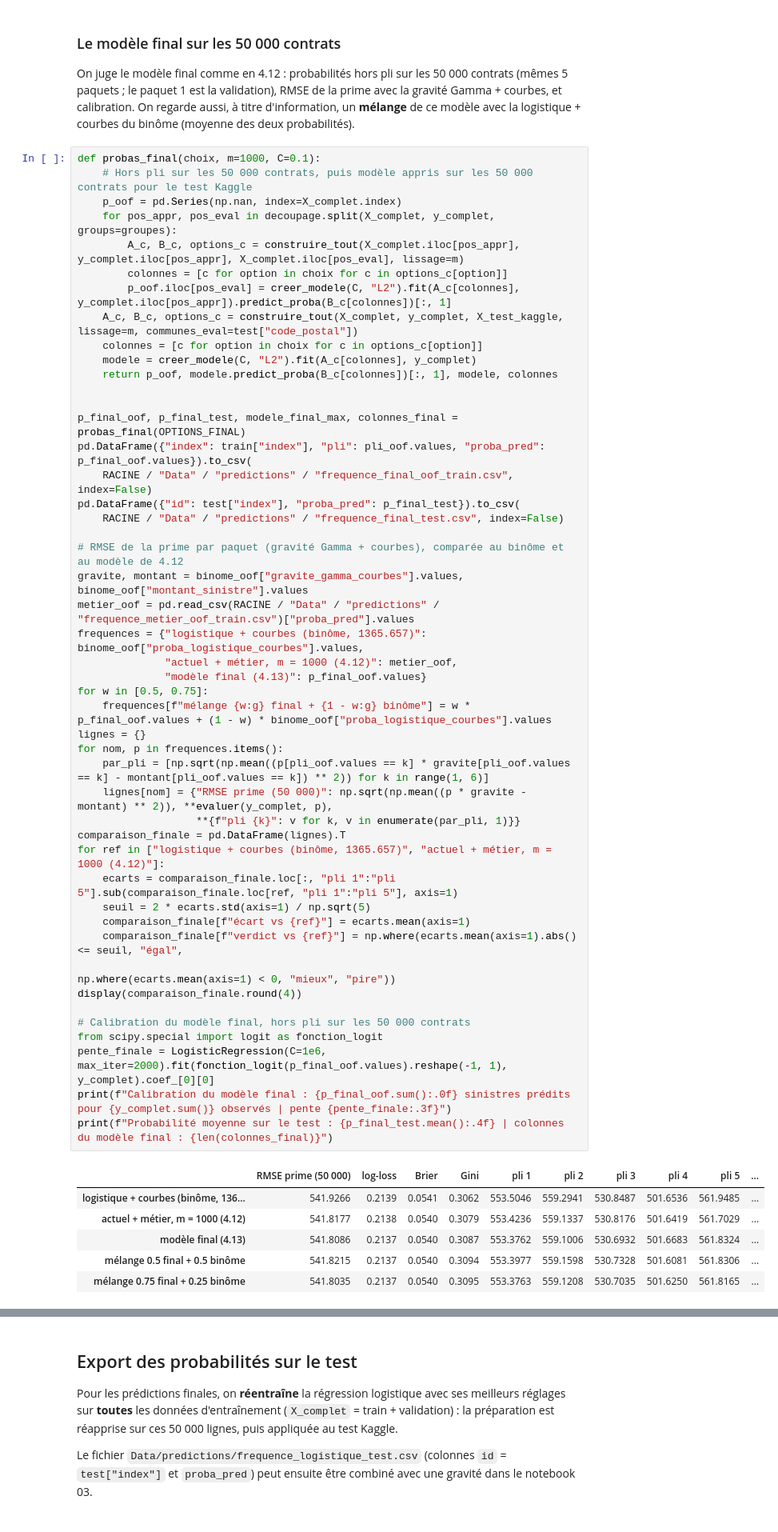
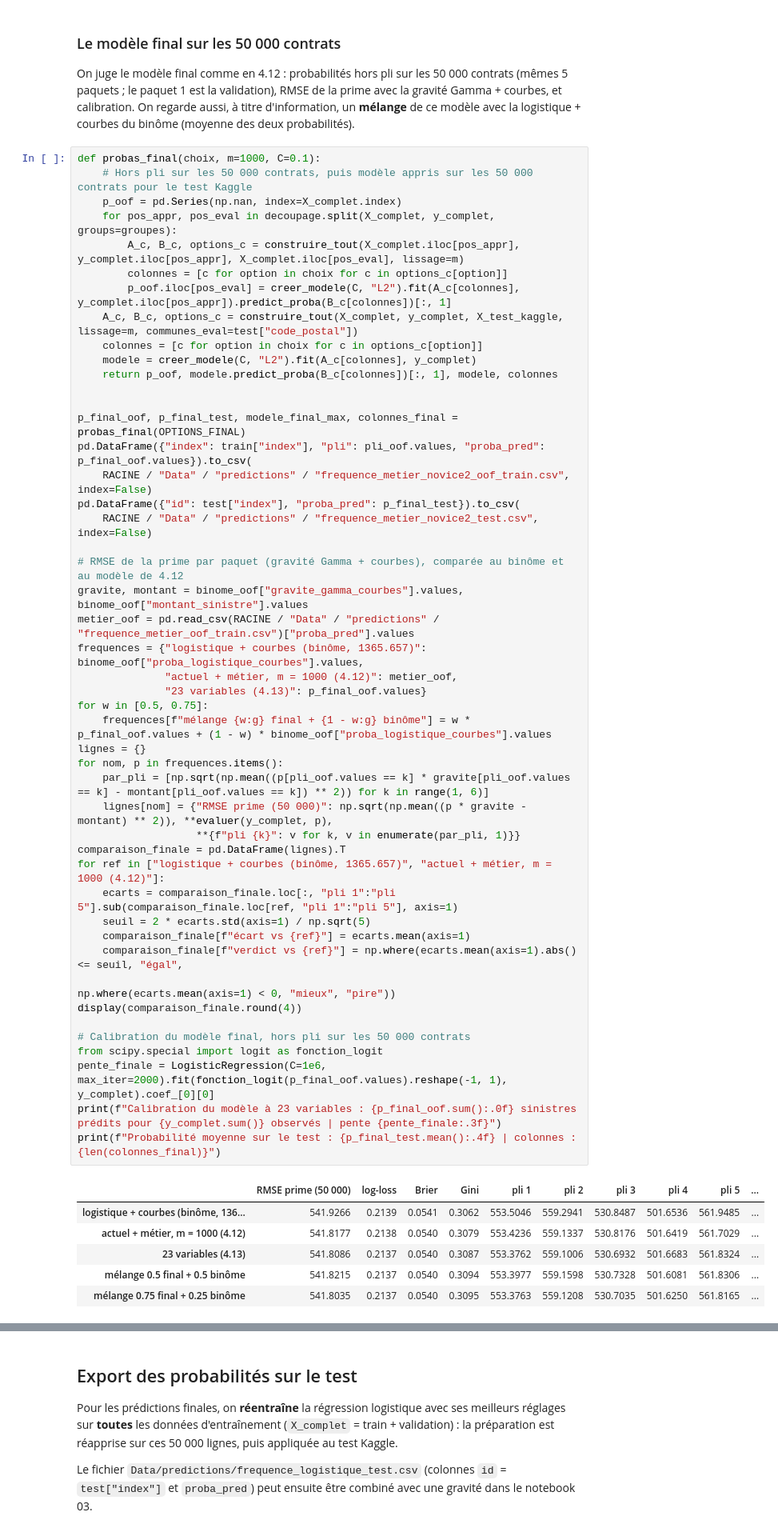
Before and after one commit to MaximilienCY/TD-Tarification-automobile-par-Machine-Learning, a Jupyter notebook: notebooks/01_frequence.ipynb, the cells around one changed output, grey strips where cells are left out. Shown at 80% size. Drawn from its saved outputs; the diff is of its cells as text.

```diff
--- a/notebooks/01_frequence.ipynb
+++ b/notebooks/01_frequence.ipynb
@@ -3097,41 +3097,41 @@ def probas_final(choix, m=1000, C=0.1):
 
 p_final_oof, p_final_test, modele_final_max, colonnes_final = probas_final(OPTIONS_FINAL)
 pd.DataFrame({"index": train["index"], "pli": pli_oof.values, "proba_pred": p_final_oof.values}).to_csv(
-    RACINE / "Data" / "predictions" / "frequence_final_oof_train.csv", index=False)
+    RACINE / "Data" / "predictions" / "frequence_metier_novice2_oof_train.csv", index=False)
 pd.DataFrame({"id": test["index"], "proba_pred": p_final_test}).to_csv(
-    RACINE / "Data" / "predictions" / "frequence_final_test.csv", index=False)
+    RACINE / "Data" / "predictions" / "frequence_metier_novice2_test.csv", index=False)
 
 # RMSE de la prime par paquet (gravité Gamma + courbes), comparée au binôme et au modèle de 4.12
 gravite, montant = binome_oof["gravite_gamma_courbes"].values, binome_oof["montant_sinistre"].values
 metier_oof = pd.read_csv(RACINE / "Data" / "predictions" / "frequence_metier_oof_train.csv")["proba_pred"].values
 frequences = {"logistique + courbes (binôme, 1365.657)": binome_oof["proba_logistique_courbes"].values,
               "actuel + métier, m = 1000 (4.12)": metier_oof,
-              "modèle final (4.13)": p_final_oof.values}
+              "23 variables (4.13)": p_final_oof.values}
 for w in [0.5, 0.75]:
     frequences[f"mélange {w:g} final + {1 - w:g} binôme"] = w * p_final_oof.values + (1 - w) * binome_oof["proba_logistique_courbes"].values
 lignes = {}
 for nom, p in frequences.items():
     par_pli = [np.sqrt(np.mean((p[pli_oof.values == k] * gravite[pli_oof.values == k] - montant[pli_oof.values == k]) ** 2)) for k in range(1, 6)]
     lignes[nom] = {"RMSE prime (50 000)": np.sqrt(np.mean((p * gravite - montant) ** 2)), **evaluer(y_complet, p),
                    **{f"pli {k}": v for k, v in enumerate(par_pli, 1)}}
 comparaison_finale = pd.DataFrame(lignes).T
 for ref in ["logistique + courbes (binôme, 1365.657)", "actuel + métier, m = 1000 (4.12)"]:
     ecarts = comparaison_finale.loc[:, "pli 1":"pli 5"].sub(comparaison_finale.loc[ref, "pli 1":"pli 5"], axis=1)
     seuil = 2 * ecarts.std(axis=1) / np.sqrt(5)
     comparaison_finale[f"écart vs {ref}"] = ecarts.mean(axis=1)
     comparaison_finale[f"verdict vs {ref}"] = np.where(ecarts.mean(axis=1).abs() <= seuil, "égal",
                                                        np.where(ecarts.mean(axis=1) < 0, "mieux", "pire"))
 display(comparaison_finale.round(4))
 
 # Calibration du modèle final, hors pli sur les 50 000 contrats
 from scipy.special import logit as fonction_logit
 pente_finale = LogisticRegression(C=1e6, max_iter=2000).fit(fonction_logit(p_final_oof.values).reshape(-1, 1), y_complet).coef_[0][0]
-print(f"Calibration du modèle final : {p_final_oof.sum():.0f} sinistres prédits pour {y_complet.sum()} observés | pente {pente_finale:.3f}")
-print(f"Probabilité moyenne sur le test : {p_final_test.mean():.4f} | colonnes du modèle final : {len(colonnes_final)}")
+print(f"Calibration du modèle à 23 variables : {p_final_oof.sum():.0f} sinistres prédits pour {y_complet.sum()} observés | pente {pente_finale:.3f}")
+print(f"Probabilité moyenne sur le test : {p_final_test.mean():.4f} | colonnes : {len(colonnes_final)}")
 # %% [output]
 |  | RMSE prime (50 000) | log-loss | Brier | Gini | pli 1 | pli 2 | pli 3 | pli 4 | pli 5 | ... |
 | logistique + courbes (binôme, 136... | 541.9266 | 0.2139 | 0.0541 | 0.3062 | 553.5046 | 559.2941 | 530.8487 | 501.6536 | 561.9485 | ... |
 | actuel + métier, m = 1000 (4.12) | 541.8177 | 0.2138 | 0.0540 | 0.3079 | 553.4236 | 559.1337 | 530.8176 | 501.6419 | 561.7029 | ... |
-| modèle final (4.13) | 541.8086 | 0.2137 | 0.0540 | 0.3087 | 553.3762 | 559.1006 | 530.6932 | 501.6683 | 561.8324 | ... |
+| 23 variables (4.13) | 541.8086 | 0.2137 | 0.0540 | 0.3087 | 553.3762 | 559.1006 | 530.6932 | 501.6683 | 561.8324 | ... |
 | mélange 0.5 final + 0.5 binôme | 541.8215 | 0.2137 | 0.0540 | 0.3094 | 553.3977 | 559.1598 | 530.7328 | 501.6081 | 561.8306 | ... |
 | mélange 0.75 final + 0.25 binôme | 541.8035 | 0.2137 | 0.0540 | 0.3095 | 553.3763 | 559.1208 | 530.7035 | 501.6250 | 561.8165 | ... |
```
Also changed, not shown: parts of 8 cells of this notebook, 7 other files.
